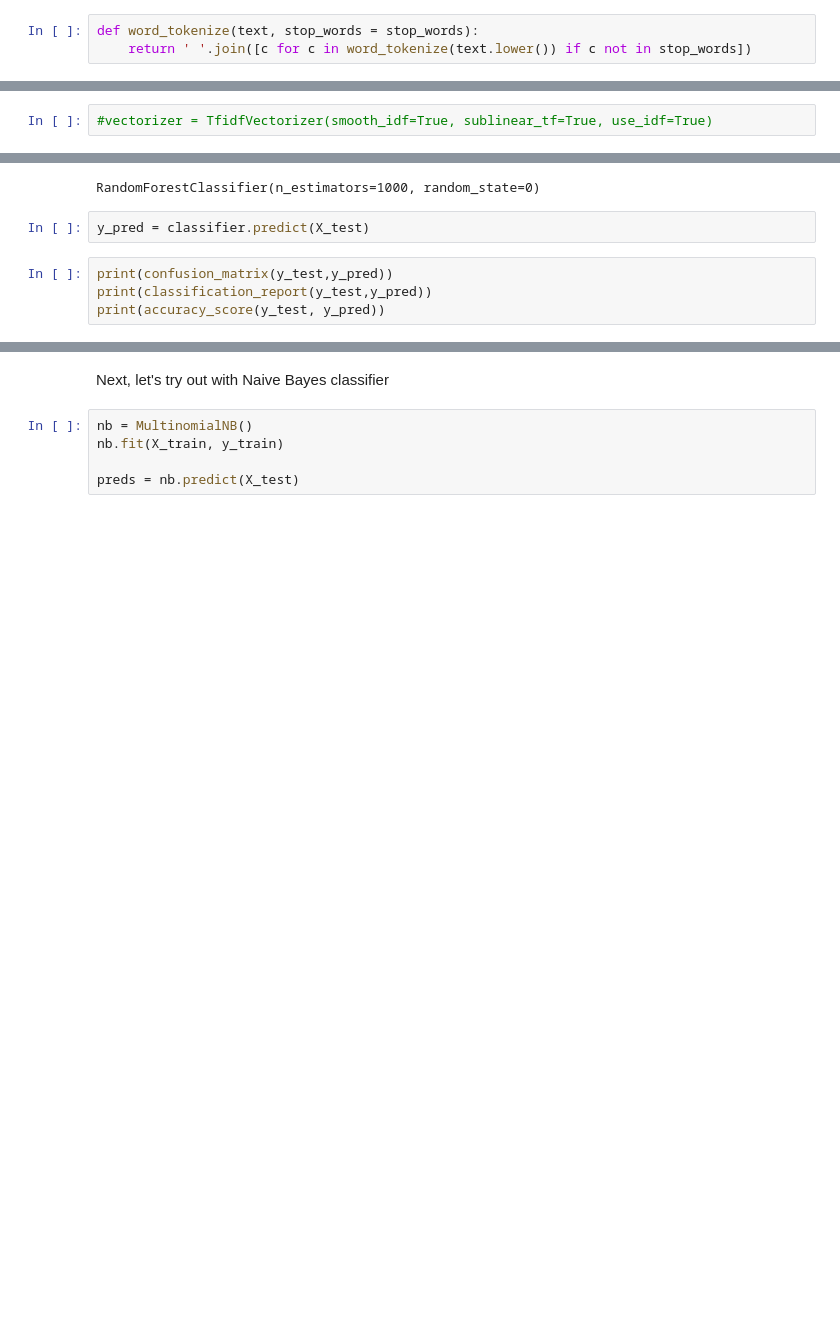
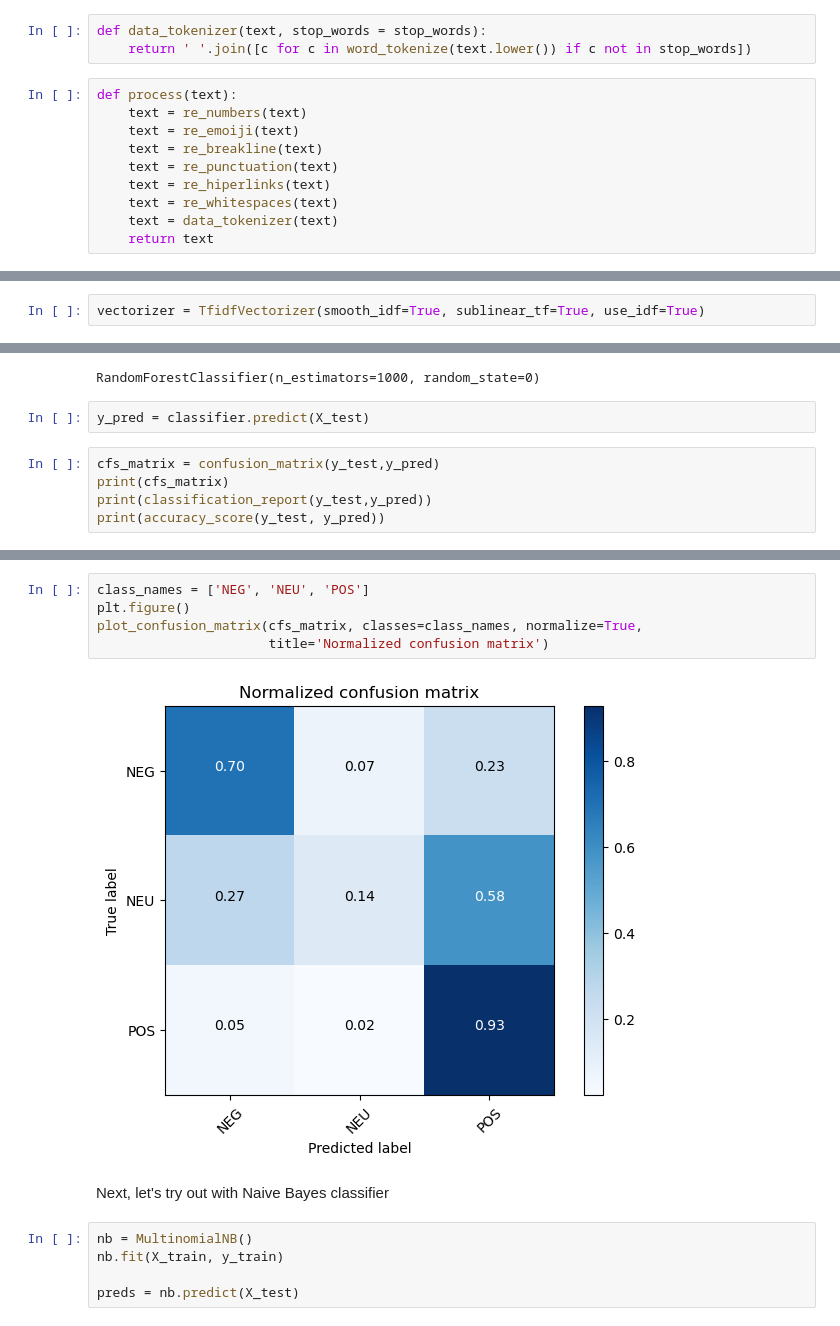
Before and after one commit to thuannt-se/ml-educational-projects, a Jupyter notebook: notebooks/ecommerce_sentiment_analysis.ipynb, the cells around one changed output, grey strips where cells are left out. Cells and saved outputs as stored; diff of their text form; blank space fills up the shorter version.

Commit message:
Add confusion matrix plotted

```diff
--- a/notebooks/ecommerce_sentiment_analysis.ipynb
+++ b/notebooks/ecommerce_sentiment_analysis.ipynb
@@ -190,5 +164,15 @@ with open(STOP_WORDS_PATH, 'r') as file:
         if line:  # Skip empty lines
             stop_words.append(line)  # Add the line's element to the list
 # %%
-def word_tokenize(text, stop_words = stop_words):
+def data_tokenizer(text, stop_words = stop_words):
     return ' '.join([c for c in word_tokenize(text.lower()) if c not in stop_words])
+# %%
+def process(text):
+    text = re_numbers(text)
+    text = re_emoiji(text)
+    text = re_breakline(text)
+    text = re_punctuation(text)
+    text = re_hiperlinks(text)
+    text = re_whitespaces(text)
+    text = data_tokenizer(text)
+    return text
@@ -239,5 +235,5 @@ vectorizer = TfidfVectorizer(vocabulary = pickle.load(open(VOCABULARY2_PATH, 'rb
 # %%
-#vectorizer = TfidfVectorizer(smooth_idf=True, sublinear_tf=True, use_idf=True)
+vectorizer = TfidfVectorizer(smooth_idf=True, sublinear_tf=True, use_idf=True)
 # %%
 X_train = vectorizer.fit_transform(X_train).toarray()
 X_valid = vectorizer.transform(X_valid).toarray()
@@ -259,7 +255,8 @@ RandomForestClassifier(n_estimators=1000, random_state=0)
 # %%
 y_pred = classifier.predict(X_test)
 # %%
-print(confusion_matrix(y_test,y_pred))
+cfs_matrix = confusion_matrix(y_test,y_pred)
+print(cfs_matrix)
 print(classification_report(y_test,y_pred))
 print(accuracy_score(y_test, y_pred))
 # %% [output]
@@ -280,3 +277,10 @@ weighted avg       0.72      0.76      0.72      4719
+# %%
+class_names = ['NEG', 'NEU', 'POS']
+plt.figure()
+plot_confusion_matrix(cfs_matrix, classes=class_names, normalize=True,
+                      title='Normalized confusion matrix')
+# %% [output]
+[figure, added]
 # %% [markdown]
 Next, let's try out with Naive Bayes classifier
 # %%
```
Also changed, not shown: parts of 12 cells of this notebook.
